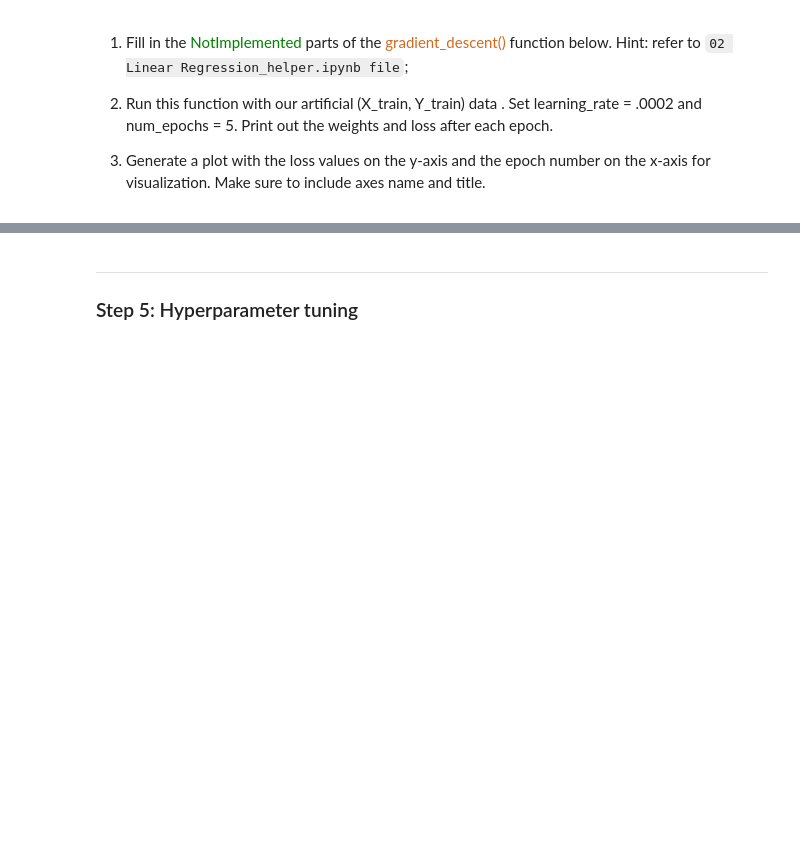
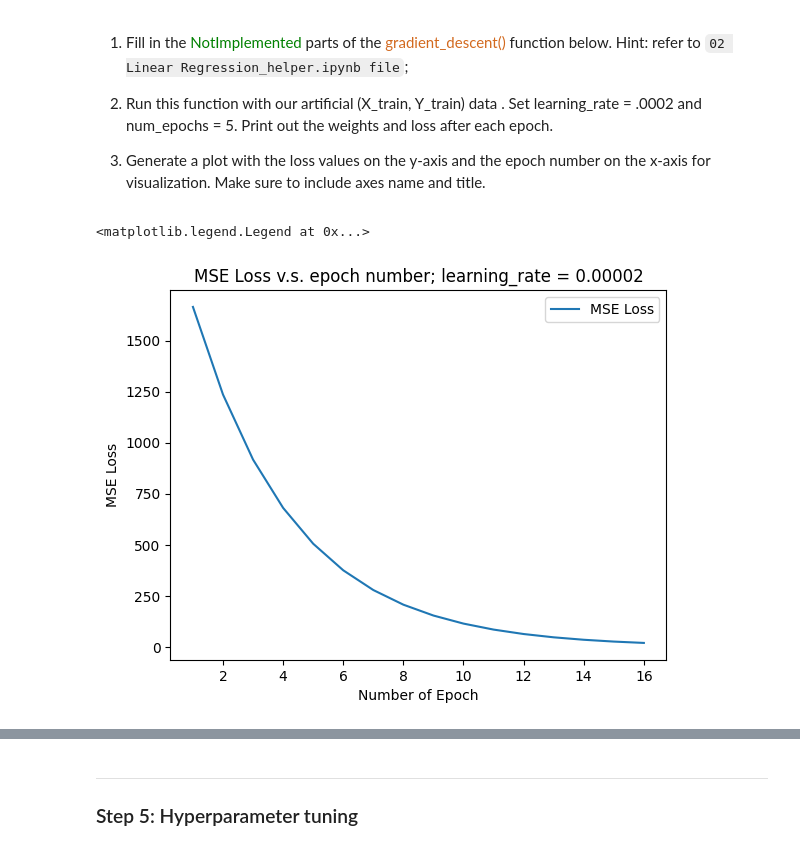
Before and after one commit to dabingougou/207, a Jupyter notebook: module_2/02 Linear Regression.ipynb, the cells around one changed output, grey strips where cells are left out. Saved outputs shown, nothing was run; the diff lists cells and outputs as text; code cells hidden in the pictures; blank space fills up the shorter version.

```diff
--- a/module_2/02 Linear Regression.ipynb
+++ b/module_2/02 Linear Regression.ipynb
@@ -211,25 +244,44 @@ def gradient_descent(inputs, outputs, learning_rate, num_epochs):
 
     # Evaluate the current predictions for the training examples given
     # the current estimate of W.
-    predictions = NotImplemented
+    predictions = model_prediction(inputs, W)
 
     # Find the difference between the predictions and the actual target
     # values.
-    diff = NotImplemented
+    diff = predictions - outputs
 
     # In standard linear regression, we want to minimize the sum of squared
     # differences. Compute the mean squared error loss. Don't bother with the
     # 1/2 scaling factor here.
-    loss = NotImplemented
-
+    loss = (1 / m) * np.square(diff).sum()
     # Append the loss to the losses list to keep a track of it.
     losses.append(loss)
 
     # Compute the gradient with respect to the loss.
     # [Formula (4) in the Gradient Descent Implementation]
-    gradient = NotImplemented
+    gradient = inputs.T @ (inputs @ W - outputs)
 
     # Update weights, scaling the gradient by the learning rate.
     W = W - learning_rate * gradient
 
   return np.array(weights), np.array(losses)
+# %%
+
+gradient_descent_output = gradient_descent(X_train, Y_train, 0.00002, 16)
+
+gradient_descent_output[1].shape
+
+
+fig, ax = plt.subplots()
+plt.plot(np.arange(1, gradient_descent_output[0].shape[0] + 1),
+         gradient_descent_output[1],
+         label="MSE Loss")
+ax.set_title("MSE Loss v.s. epoch number; learning_rate = 0.00002")
+
+ax.set_xlabel("Number of Epoch")
+ax.set_ylabel("MSE Loss")
+
+ax.legend()
+# %% [output]
+<matplotlib.legend.Legend at 0x...>
+[figure, added]
```
Also changed, not shown: parts of 16 cells of this notebook.
